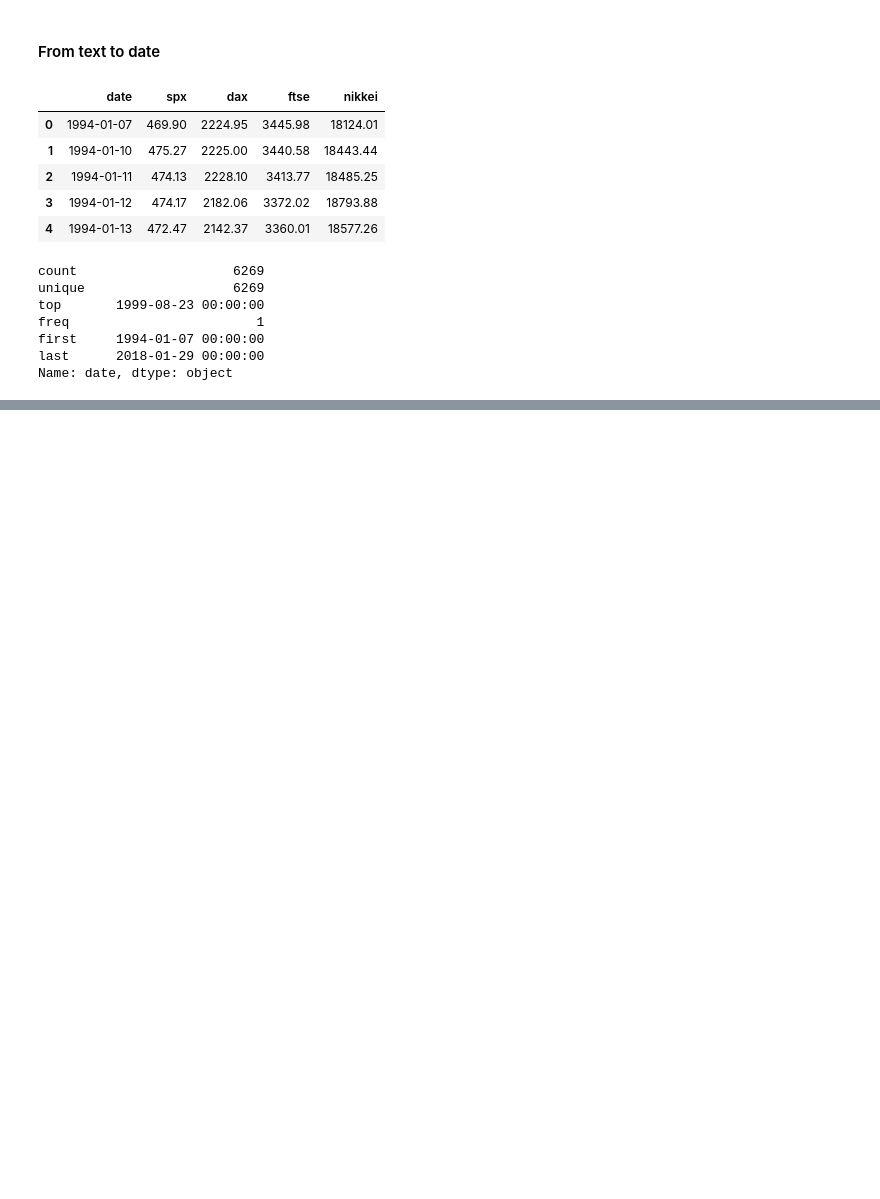
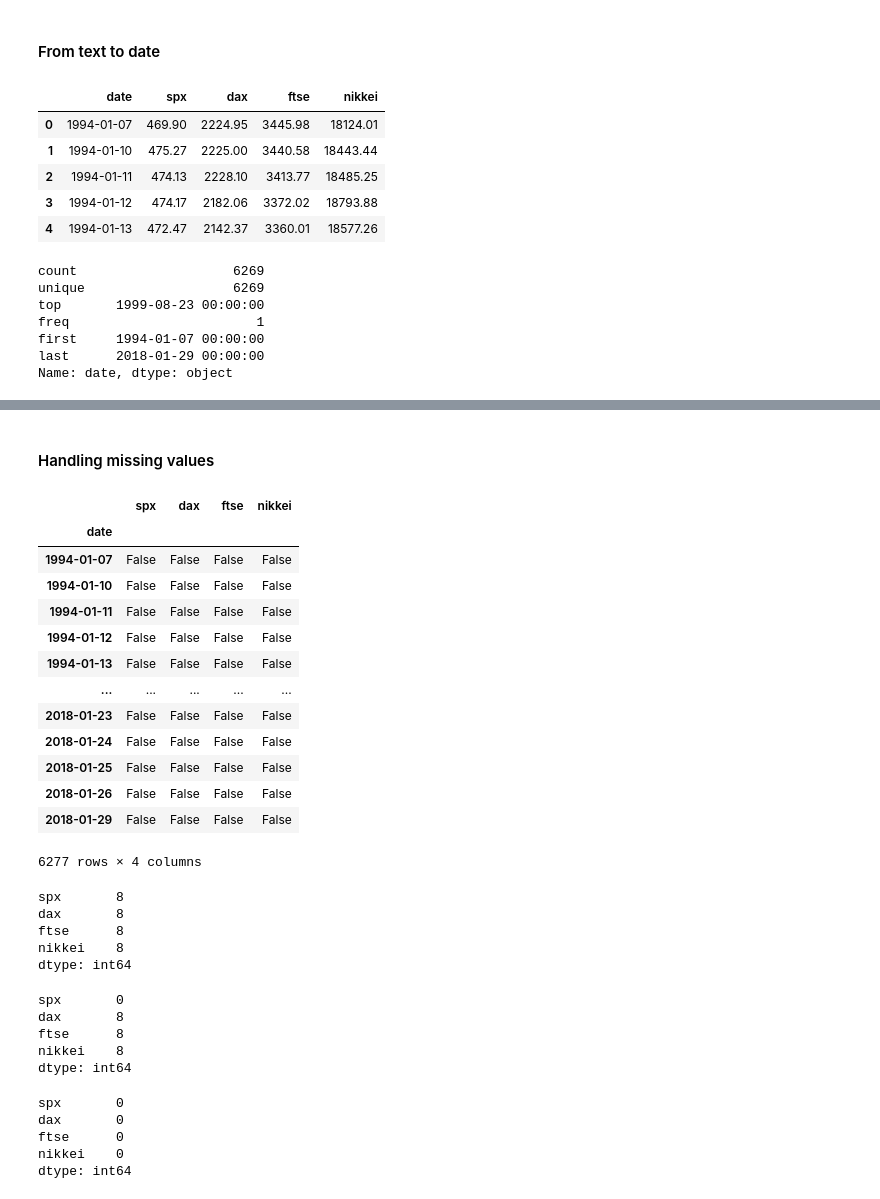
Before and after one commit to ajmal017/Time-Series-Modeling, a Jupyter notebook: 2_Creating_a_Time_Series_object.ipynb, the cells around one changed output, grey strips where cells are left out. Saved outputs shown, nothing was run; the diff lists cells and outputs as text; code cells hidden in the pictures; blank space fills up the shorter version.

```diff
--- a/2_Creating_a_Time_Series_object.ipynb
+++ b/2_Creating_a_Time_Series_object.ipynb
@@ -151,0 +154,2 @@ Name: date, dtype: object
+# %%
+df.set_index("date", inplace=True)
@@ -151,0 +174,4 @@ Name: date, dtype: object
+# %%
+# When we wish to define the frequency by day
+df = df.asfreq('d')
+df.head()
@@ -151,0 +186,5 @@ Name: date, dtype: object
+# %%
+# What if we wish to not include the weekends because the stock markets are not operative?
+
+df = df.asfreq('b')
+df.head()
@@ -151,0 +199,30 @@ Name: date, dtype: object
+# %% [markdown]
+#### Handling missing values
+# %%
+df.isna()
+# %% [output]
+|  | spx | dax | ftse | nikkei |
+| date |  |  |  |  |
+| 1994-01-07 | False | False | False | False |
+| 1994-01-10 | False | False | False | False |
+| 1994-01-11 | False | False | False | False |
+| 1994-01-12 | False | False | False | False |
+| 1994-01-13 | False | False | False | False |
+| ... | ... | ... | ... | ... |
+| 2018-01-23 | False | False | False | False |
+| 2018-01-24 | False | False | False | False |
+| 2018-01-25 | False | False | False | False |
+| 2018-01-26 | False | False | False | False |
+| 2018-01-29 | False | False | False | False |
+6277 rows × 4 columns
+# %%
+df.isna().sum()
+
+# We see there are 8 missing values for each stock market.
+# Setting the frequency to business days thus generated these 8 missing values.
+# %% [output]
+spx       8
+dax       8
+ftse      8
+nikkei    8
+dtype: int64
@@ -151,0 +237,8 @@ Name: date, dtype: object
+# %%
+df.isna().sum()
+# %% [output]
+spx       0
+dax       8
+ftse      8
+nikkei    8
+dtype: int64
@@ -151,0 +252,8 @@ Name: date, dtype: object
+# %%
+df.isna().sum()
+# %% [output]
+spx       0
+dax       0
+ftse      0
+nikkei    0
+dtype: int64
```
Also changed, not shown: parts of 8 cells of this notebook.
